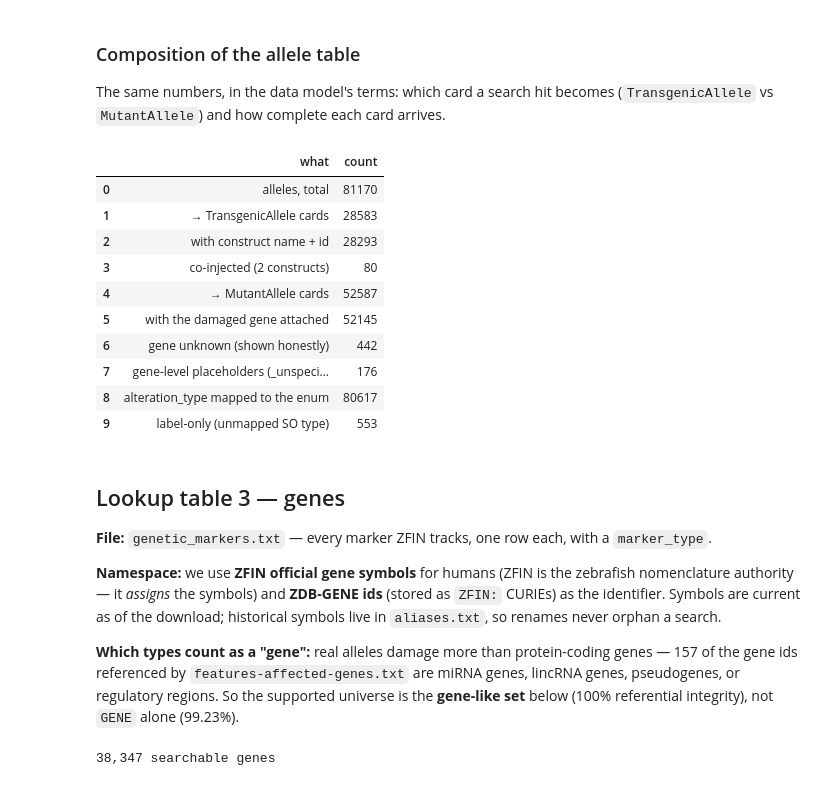
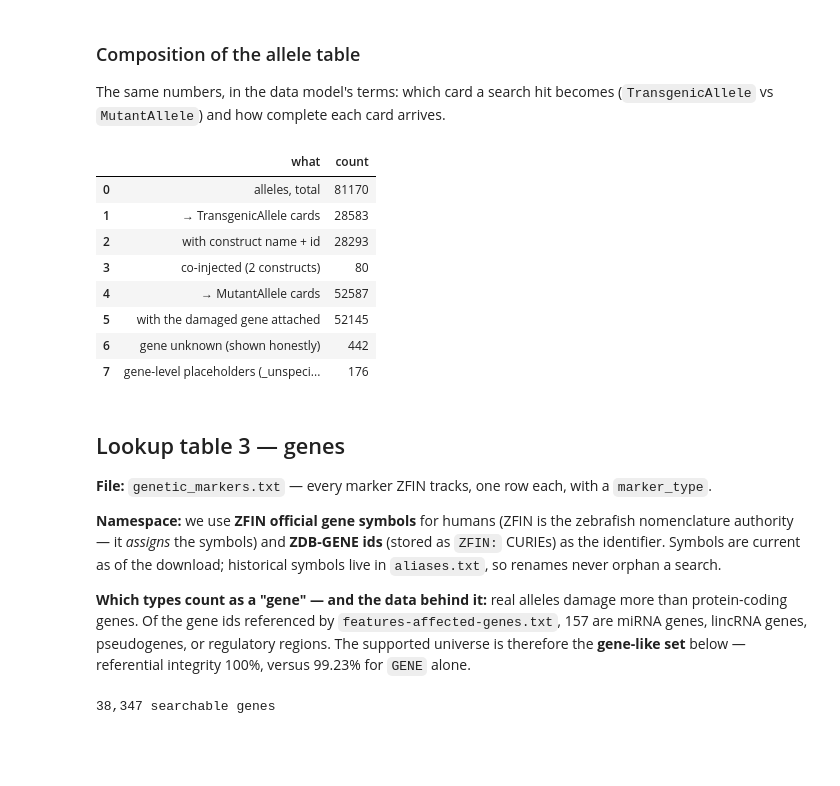
Before and after one commit to zappfish/zapp-atlas, a Jupyter notebook: notebooks/zfin_ingest_qc.ipynb, the cells around one changed output. Drawn from its saved outputs; the diff is of its cells as text; code cells hidden in the pictures; blank space fills up the shorter version.

```diff
--- a/notebooks/zfin_ingest_qc.ipynb
+++ b/notebooks/zfin_ingest_qc.ipynb
@@ -15,31 +15,3 @@ The functions here mirror the production service
 the two agree — so this report stays honest without re-implementing the API.
 
 Re-run: `just fetch-zfin` (fresh downloads) then `just qc-report` (renders HTML).
-# %%
-import re
-from collections import Counter
-
-import pandas as pd
-
-from zapp_atlas.settings import DEFAULT_ZFIN_DATA_DIR as DATA
-
-pd.set_option("display.max_colwidth", 100)
-pd.set_option("display.max_rows", 40)
-
-
-def read_tsv(filename, columns):
-    """A ZFIN download: tab-separated, no header row. We name the leading
-    columns we actually use and ignore everything to the right of them."""
-    return pd.read_csv(DATA / filename, sep="\t", header=None,
-                       names=columns, usecols=range(len(columns)),
-                       dtype=str, quoting=3)
-
-
-# The leading columns of each file we use, in file order.
-FEATURE_COLS = ["allele_id", "so_type", "symbol", "symbol_long", "type_label",
-                "mutagen", "treated_with", "construct_id", "construct_name"]
-AFFECTED_GENE_COLS = ["allele_id", "so_type", "symbol",
-                      "gene_symbol", "gene_id", "gene_so", "relationship"]
-WILDTYPE_COLS = ["fish_id", "name", "abbreviation", "genotype_id"]
-MARKER_COLS = ["gene_id", "symbol", "name", "marker_type", "so_type"]
-GENOTYPE_COLS = ["genotype_id", "display_name", "identity"]
@@ -172,14 +127,14 @@ SO_TRANSGENIC_INSERTION = "SO:0001218"
 
 def load_affected_genes():
     """allele_id -> the gene it damages, one row per allele."""
-    genes = read_tsv("features-affected-genes.txt", AFFECTED_GENE_COLS)
+    genes = read_tsv(AFFECTED_GENES_FILE, AFFECTED_GENE_COLS)
     genes = genes[genes["relationship"] == "is allele of"]
     return genes.drop_duplicates("allele_id")[["allele_id", "gene_symbol", "gene_id"]]
 
 
 def load_alleles():
     """One row per allele: the table the search box searches."""
-    rows = read_tsv("features.txt", FEATURE_COLS)
+    rows = read_tsv(FEATURES_FILE, FEATURE_COLS)
     rows = rows[rows["allele_id"].str.startswith("ZDB-ALT-", na=False)]
 
     constructs = (rows[["allele_id", "construct_id", "construct_name"]].dropna()
@@ -216,32 +171,28 @@ The same numbers, in the data model's terms: which card a search hit becomes
 # %%
 transgenic = alleles["is_transgenic"]
 placeholder = alleles["symbol"].str.endswith(("_unspecified", "_unrecovered"))
 has_gene = alleles["gene_symbol"].notna()
 
 pd.DataFrame([
     ["alleles, total", len(alleles)],
     ["→ TransgenicAllele cards", transgenic.sum()],
     ["    with construct name + id", (transgenic & alleles["construct_name"].notna()).sum()],
     ["    co-injected (2 constructs)", (alleles["n_constructs"] > 1).sum()],
     ["→ MutantAllele cards", (~transgenic).sum()],
     ["    with the damaged gene attached", (~transgenic & has_gene).sum()],
     ["    gene unknown (shown honestly)", (~transgenic & ~has_gene).sum()],
     ["    gene-level placeholders (_unspecified / _unrecovered)", placeholder.sum()],
-    ["alteration_type mapped to the enum", alleles["alteration_type"].notna().sum()],
-    ["label-only (unmapped SO type)", alleles["alteration_type"].isna().sum()],
 ], columns=["what", "count"])
 # %% [output]
 |  | what | count |
 | 0 | alleles, total | 81170 |
 | 1 | → TransgenicAllele cards | 28583 |
 | 2 | with construct name + id | 28293 |
 | 3 | co-injected (2 constructs) | 80 |
 | 4 | → MutantAllele cards | 52587 |
 | 5 | with the damaged gene attached | 52145 |
 | 6 | gene unknown (shown honestly) | 442 |
 | 7 | gene-level placeholders (_unspeci... | 176 |
-| 8 | alteration_type mapped to the enum | 80617 |
-| 9 | label-only (unmapped SO type) | 553 |
 # %% [markdown]
 ## Lookup table 3 — genes
 
@@ -254,11 +205,11 @@ zebrafish nomenclature authority — it *assigns* the symbols) and **ZDB-GENE id
 download; historical symbols live in `aliases.txt`, so renames never orphan a
 search.
 
-**Which types count as a "gene":** real alleles damage more than protein-coding
-genes — 157 of the gene ids referenced by `features-affected-genes.txt` are miRNA
-genes, lincRNA genes, pseudogenes, or regulatory regions. So the supported universe
-is the **gene-like set** below (100% referential integrity), not `GENE` alone
-(99.23%).
+**Which types count as a "gene" — and the data behind it:** real alleles damage
+more than protein-coding genes. Of the gene ids referenced by
+`features-affected-genes.txt`, 157 are miRNA genes, lincRNA genes, pseudogenes, or
+regulatory regions. The supported universe is therefore the **gene-like set** below
+— referential integrity 100%, versus 99.23% for `GENE` alone.
 # %%
 GENE_LIKE = {
     "GENE": "protein-coding gene",
```
Also changed, not shown: parts of 17 cells of this notebook.
